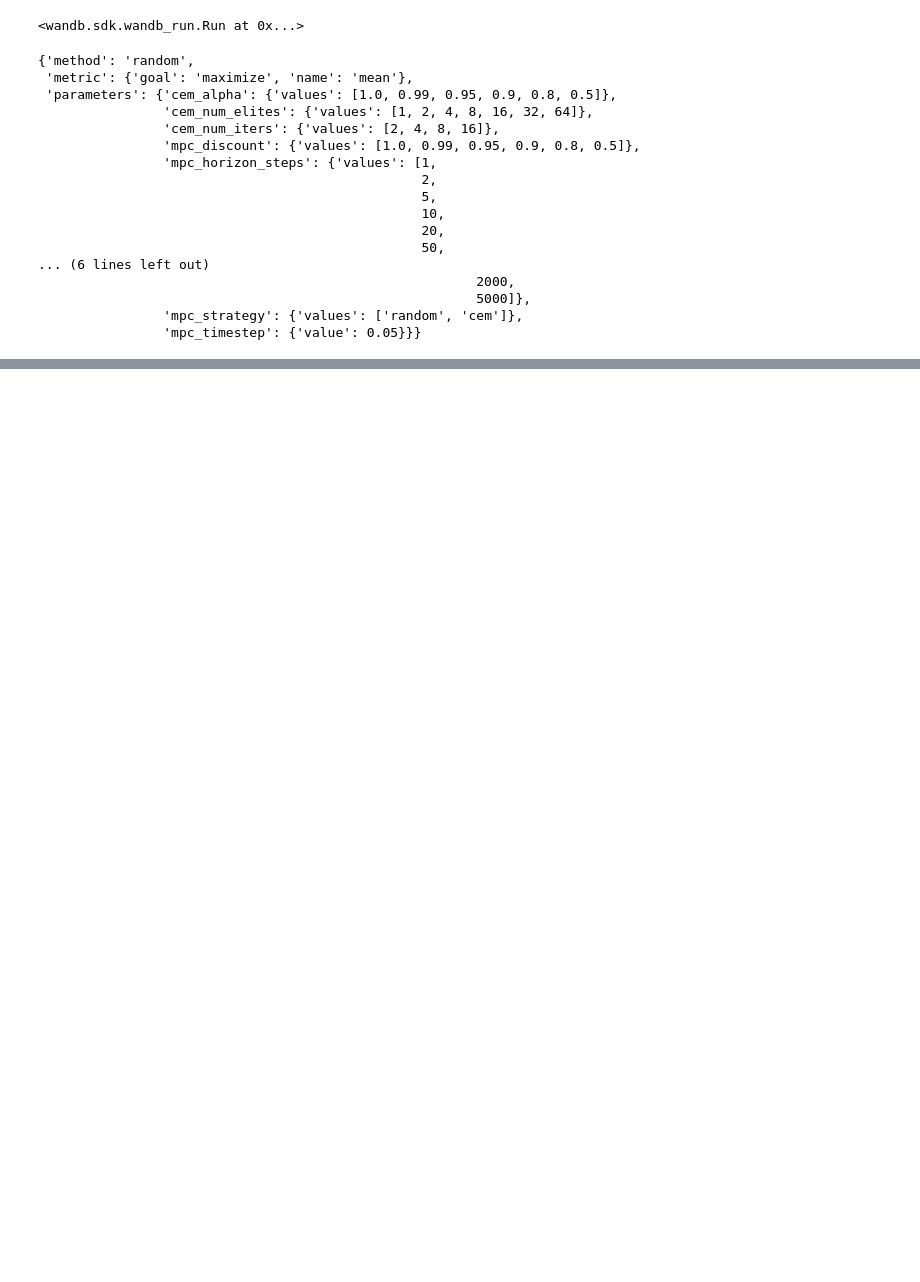
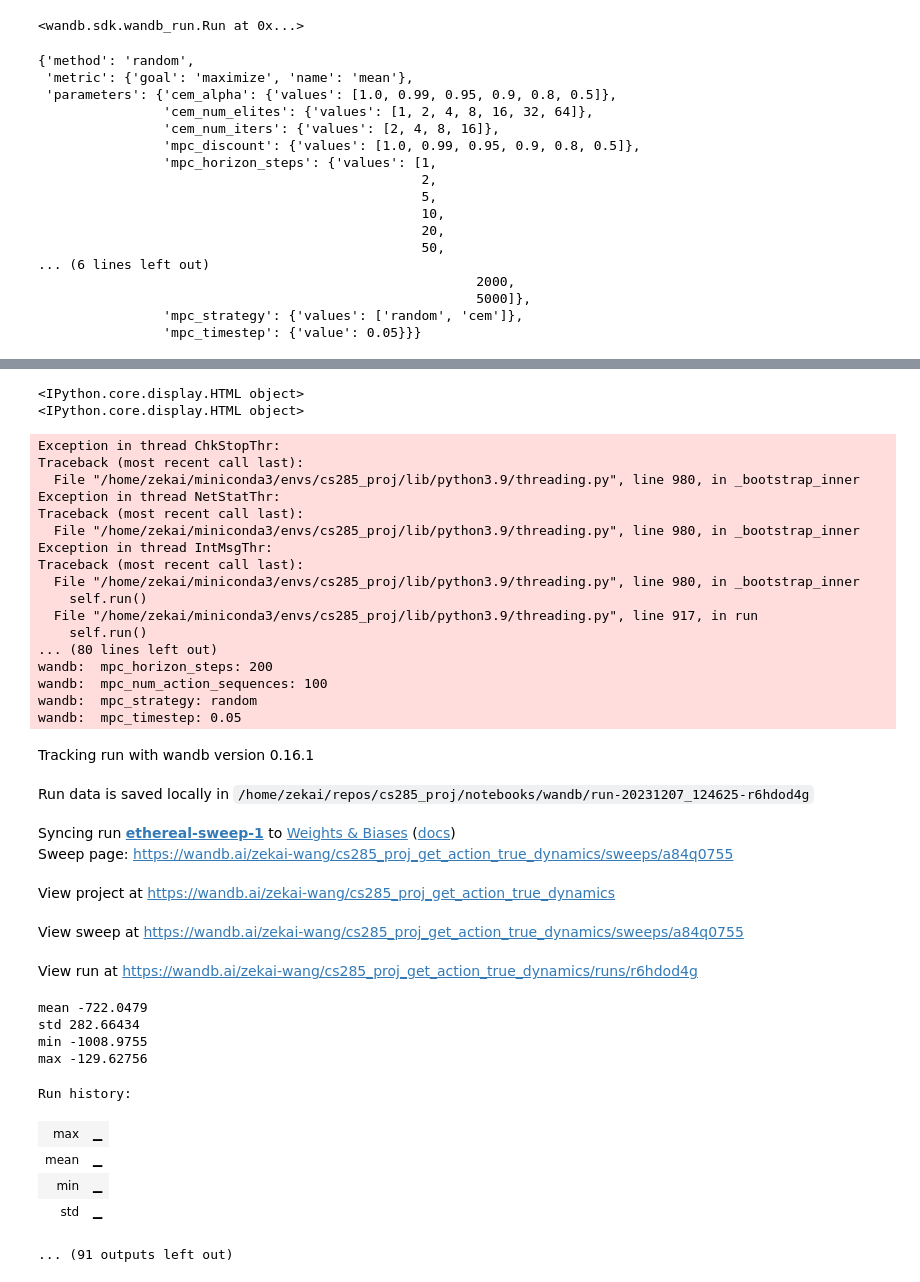
Before and after one commit to ZekaiWang04/cs285_proj, a Jupyter notebook: notebooks/get_action.ipynb, the cells around one changed output, grey strips where cells are left out. Cells and saved outputs as stored; diff of their text form; code cells hidden in the pictures; blank space fills up the shorter version.

Commit message:
forgot to commit get_action.ipynb

```diff
--- a/notebooks/get_action.ipynb
+++ b/notebooks/get_action.ipynb
@@ -180,3 +177,6 @@ def evaluate(config=None):
                    "max": stats["max"],
                    "mean": stats["mean"],
                    "std": stats["std"],})
+# %%
+wandb.agent(sweep_id, evaluate, count=200)
+# %% [output]
@@ -182,0 +184,36 @@ def evaluate(config=None):
+<IPython.core.display.HTML object>
+<IPython.core.display.HTML object>
+Exception in thread ChkStopThr:
+Traceback (most recent call last):
+  File "/home/zekai/miniconda3/envs/cs285_proj/lib/python3.9/threading.py", line 980, in _bootstrap_inner
+Exception in thread NetStatThr:
+Traceback (most recent call last):
+  File "/home/zekai/miniconda3/envs/cs285_proj/lib/python3.9/threading.py", line 980, in _bootstrap_inner
+Exception in thread IntMsgThr:
+Traceback (most recent call last):
+  File "/home/zekai/miniconda3/envs/cs285_proj/lib/python3.9/threading.py", line 980, in _bootstrap_inner
+    self.run()
+  File "/home/zekai/miniconda3/envs/cs285_proj/lib/python3.9/threading.py", line 917, in run
+    self.run()
+... (80 lines left out)
+wandb:  mpc_horizon_steps: 200
+wandb:  mpc_num_action_sequences: 100
+wandb:  mpc_strategy: random
+wandb:  mpc_timestep: 0.05
+Tracking run with wandb version 0.16.1
+Run data is saved locally in /home/zekai/repos/cs285_proj/notebooks/wandb/run-20231207_124625-r6hdod4g
+Syncing run ethereal-sweep-1 to Weights & Biases (docs)
+Sweep page: https://wandb.ai/zekai-wang/cs285_proj_get_action_true_dynamics/sweeps/a84q0755
+View project at https://wandb.ai/zekai-wang/cs285_proj_get_action_true_dynamics
+View sweep at https://wandb.ai/zekai-wang/cs285_proj_get_action_true_dynamics/sweeps/a84q0755
+View run at https://wandb.ai/zekai-wang/cs285_proj_get_action_true_dynamics/runs/r6hdod4g
+mean -722.0479
+std 282.66434
+min -1008.9755
+max -129.62756
+Run history:
+| max | ▁ |
+| mean | ▁ |
+| min | ▁ |
+| std | ▁ |
+... (91 outputs left out)
```
Also changed, not shown: parts of 3 cells of this notebook.
